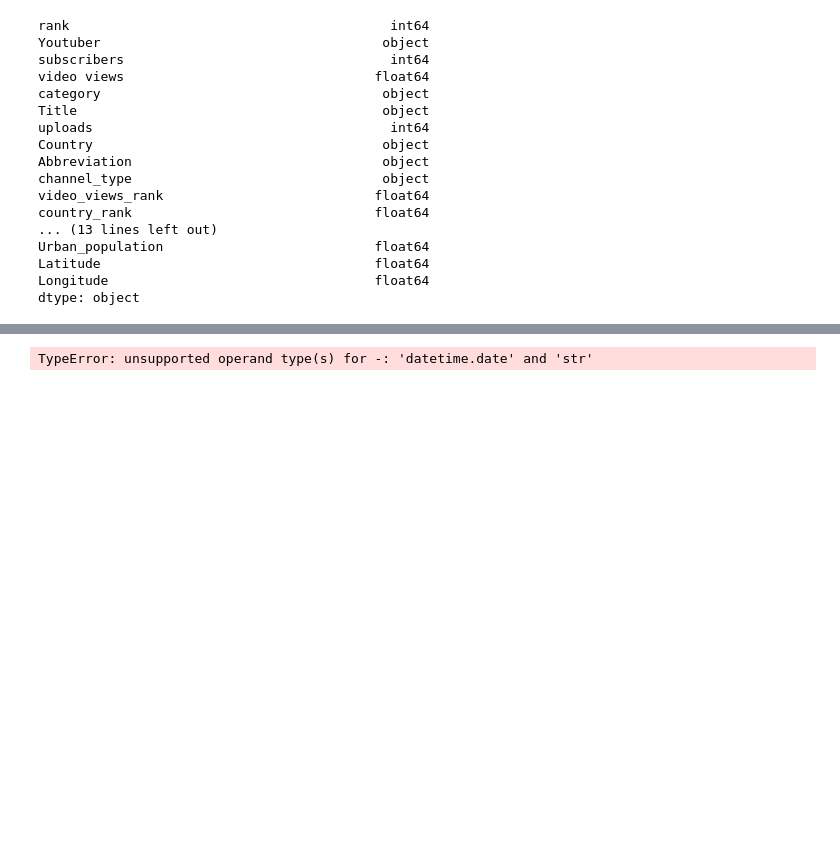
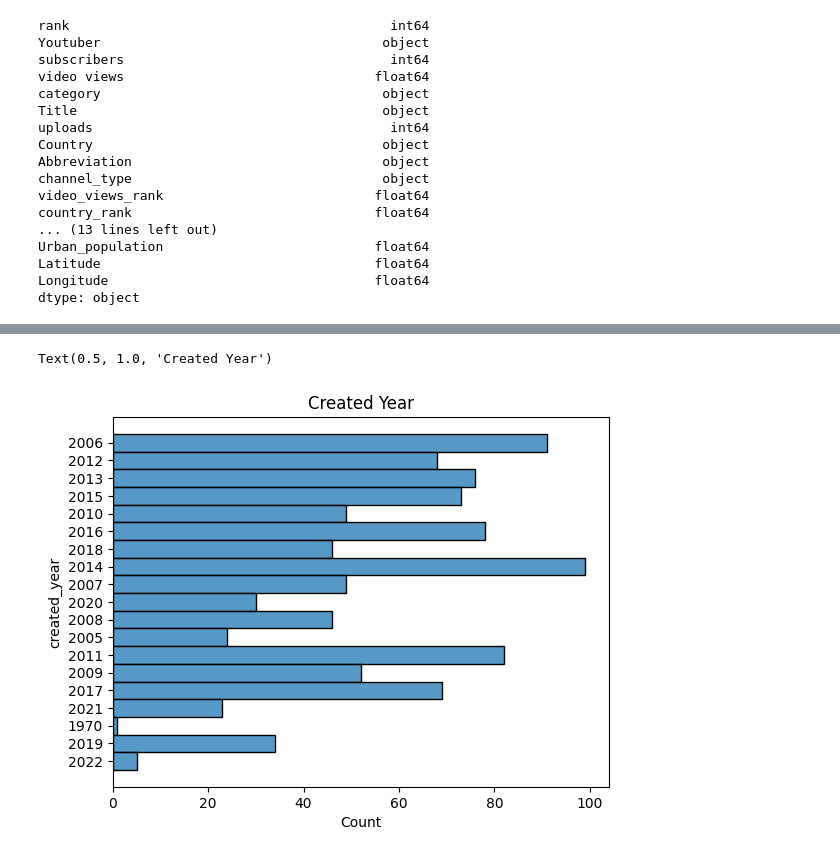
Before and after one commit to Mihvieira/eda_youtube_statistics, a Jupyter notebook: Para o github.ipynb, the cells around one changed output, grey strips where cells are left out. Saved outputs shown, nothing was run; the diff lists cells and outputs as text; code cells hidden in the pictures; blank space fills up the shorter version.

```diff
--- a/Para o github.ipynb
+++ b/Para o github.ipynb
@@ -443,9 +420,0 @@ dtype: object
-# %%
-from datetime import date
-today = date.today()
-totay = today.strftime('%Y/%m/%d')
-for id in idade:
-    df_idade['calculo_idade'] = (today - idade).days//365
-print(df_idade['calculo_idade'])
-# %% [output]
-TypeError: unsupported operand type(s) for -: 'datetime.date' and 'str'
@@ -462,0 +421,7 @@ TypeError: unsupported operand type(s) for -: 'datetime.date' and 'str'
+# %%
+df_idade.groupby('created_year').sum()
+sns.histplot(data=df_idade, y= 'created_year')
+plt.title('Created Year')
+# %% [output]
+Text(0.5, 1.0, 'Created Year')
+[figure, added]
```
Also changed, not shown: parts of 12 cells of this notebook.
